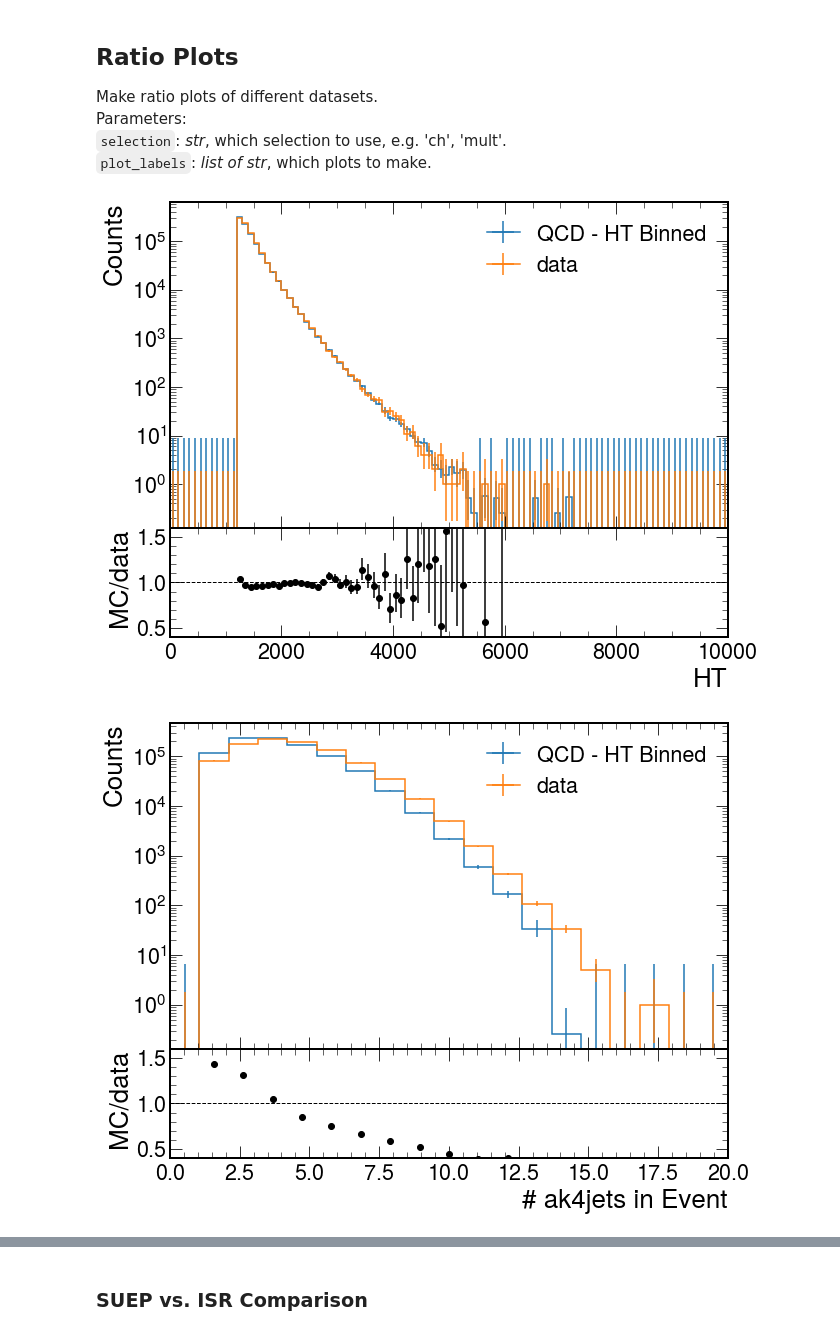
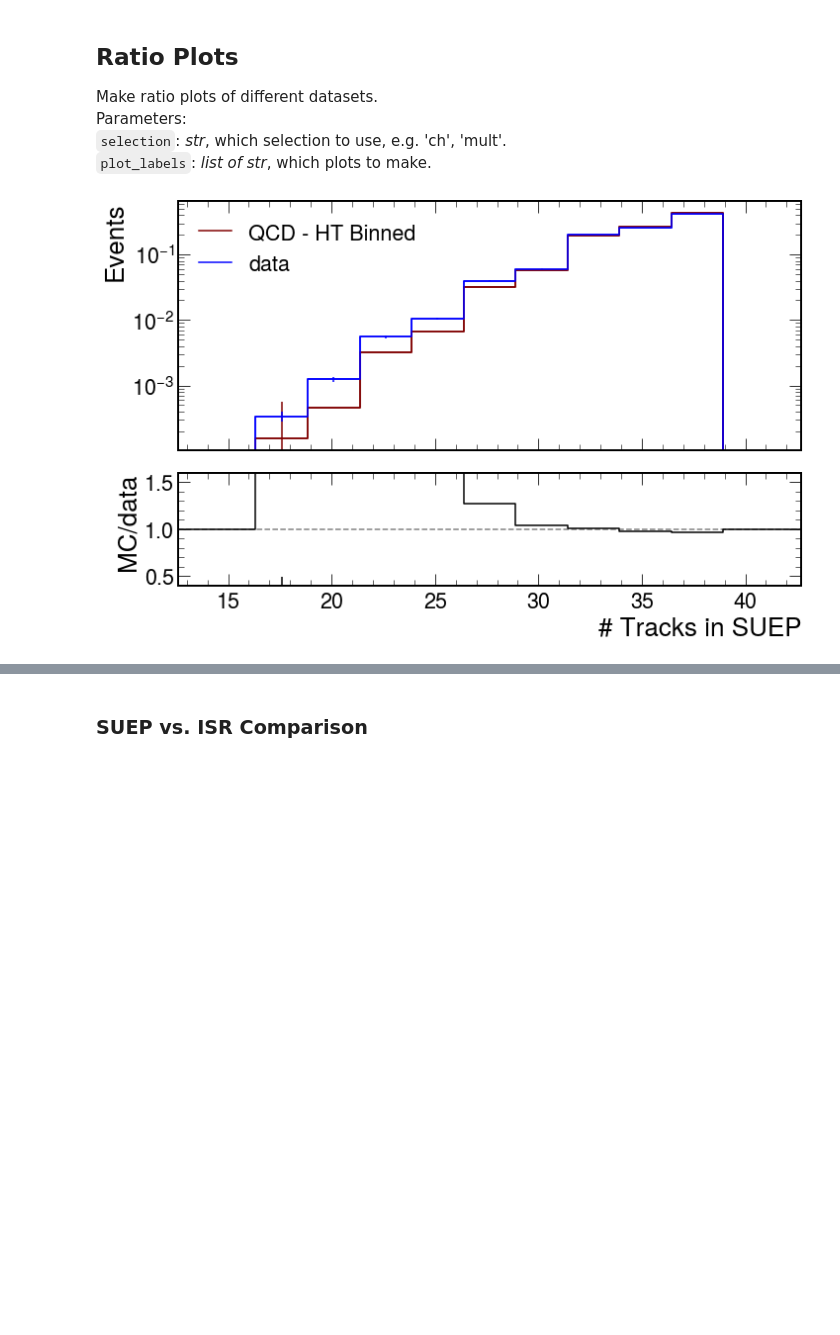
Before and after one commit to SUEPPhysics/SUEPCoffea_dask, a Jupyter notebook: plotting/plot.ipynb, the cells around one changed output, grey strips where cells are left out. Drawn from its saved outputs; the diff is of its cells as text; code cells hidden in the pictures; blank space fills up the shorter version.

Commit message:
Luca changes to plot notebook 	modified:   plotting/plot.ipynb

```diff
--- a/plotting/plot.ipynb
+++ b/plotting/plot.ipynb
@@ -217,10 +181,10 @@ Parameters:<br>
 # %%
-plot_label = '2D_SUEP_S1_SUEP_nconst_IRM'
-samples = ['data']
+plot_label = 'ABCDvars_ISRRemoval'
+samples = ['QCD_HT']
 #samples += ['SUEP-m125-generic', 'SUEP-m400-generic', 'SUEP-m750-generic', 'SUEP-m1000-generic']
 draw_lines = False
-line_x = 0.5
-line_y = 100
+lines_x = [0.35,0.5]
+lines_y = [20,100]
 
 for sample in samples:
 
@@ -234,8 +198,8 @@ for sample in samples:
 
     # draw lines to visualize ABCD regions
     if draw_lines:
-        plt.plot([0,10000], [line_y,line_y], color='red', linestyle='dashed')
-        plt.plot([line_x,line_x], [0,1000], color='red', linestyle='dashed')
+        for y in lines_y: plt.plot([0,10000], [y,y], color='red', linestyle='dashed')
+        for x in lines_x: plt.plot([x,x], [0,1000], color='red', linestyle='dashed')
 
     plt.savefig(output_label + plot_label+ "_"+sample+file_ext)
     plt.show()
@@ -246,33 +212,35 @@ Parameters:<br>
 `selection`: _str_, which selection to use, e.g. 'ch', 'mult'.<br>
 `plot_labels`: _list of str_, which plots to make.
 # %%
-selection = 'CL'
-plot_labels = ['A_ht', 'A_ngood_ak4jets', 'A_ngood_fastjets', 'A_PV_npvs']
-density = False
+selection = 'Cluster'
+plot_labels = ['A_SUEP_nconst']
+density = True
 
 for plot_label in plot_labels:
 
     plot_label += '_'+selection
 
     h1 = plots['QCD_HT'][plot_label][::1j]
     h2 = plots['data'][plot_label][::1j]
 
+    # our custom ratio calculates errors differently, more appropriate for plotting densities
     if density:
         h1 /= h1.sum().value
         h2 /= h2.sum().value
-
-    fig = plt.figure(figsize=(10, 8))
-    _ = h1.plot_ratio(h2,
-                     rp_num_label='QCD - HT Binned',
-                     rp_denom_label='data')
+        fig, axs, _ = plot_ratio(h1, h2, label1='QCD - HT Binned', label2='data')
+        axs[0].legend()
+    else:
+        fig = plt.figure(figsize=(10, 8))
+        _ = h1.plot_ratio(h2,
+                         rp_num_label='QCD - HT Binned',
+                         rp_denom_label='data')
 
     fig.axes[0].set_yscale("log")
     #fig.axes[0].set_xlim(0, 2000)
     #fig.axes[0].set_ylim(1e-5, 1e7)
     fig.axes[1].set_ylim(0.4,1.6)
     fig.axes[1].set_ylabel('MC/data')
     plt.savefig(output_label + plot_label + file_ext, bbox_inches='tight')
     plt.show()
 # %% [output]
-[figure, old version]
+[figure, new version]
-[figure, removed]
```
Also changed, not shown: parts of 24 cells of this notebook.
